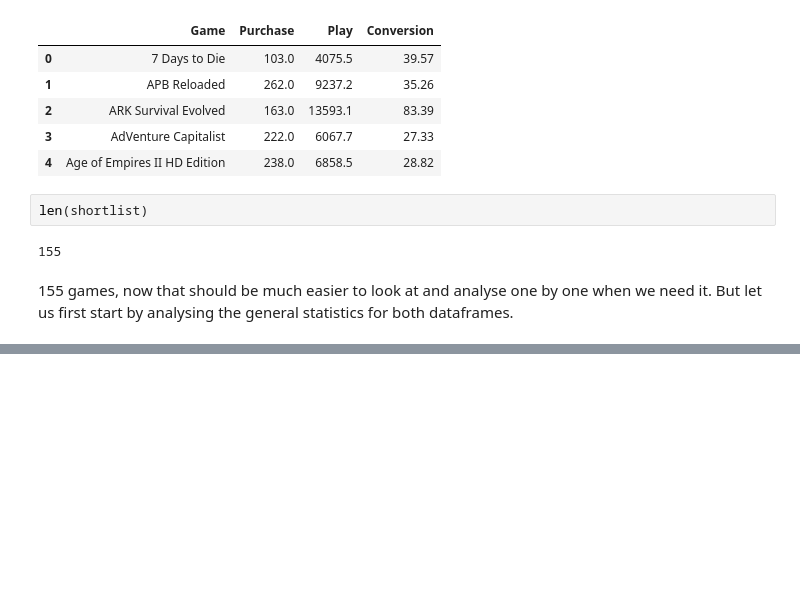
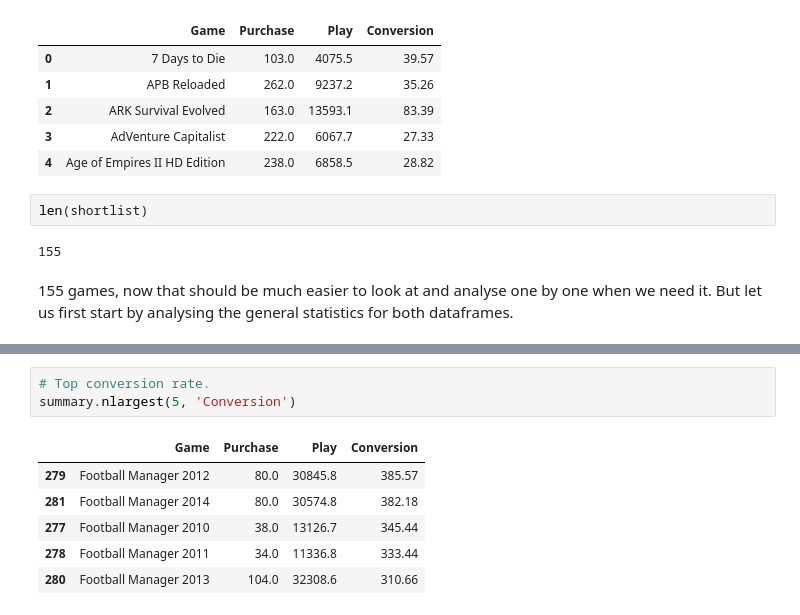
Before and after one commit to Dark-Hobbit/steam, a Jupyter notebook: kaggle_1.ipynb, the cells around one changed output, grey strips where cells are left out. Saved outputs shown, nothing was run; the diff lists cells and outputs as text; blank space fills up the shorter version.

```diff
--- a/kaggle_1.ipynb
+++ b/kaggle_1.ipynb
@@ -190,0 +211,10 @@ What is interesting is that while the max values for both purchases and plays st
+# %%
+# Top conversion rate.
+summary.nlargest(5, 'Conversion')
+# %% [output]
+|  | Game | Purchase | Play | Conversion |
+| 279 | Football Manager 2012 | 80.0 | 30845.8 | 385.57 |
+| 281 | Football Manager 2014 | 80.0 | 30574.8 | 382.18 |
+| 277 | Football Manager 2010 | 38.0 | 13126.7 | 345.44 |
+| 278 | Football Manager 2011 | 34.0 | 11336.8 | 333.44 |
+| 280 | Football Manager 2013 | 104.0 | 32308.6 | 310.66 |
```
Also changed, not shown: parts of 15 cells of this notebook.
